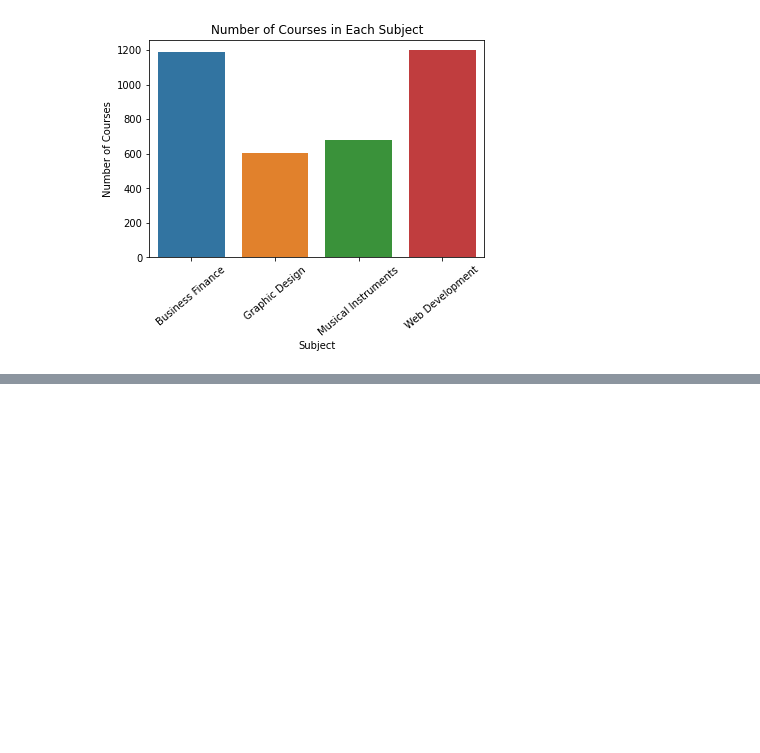
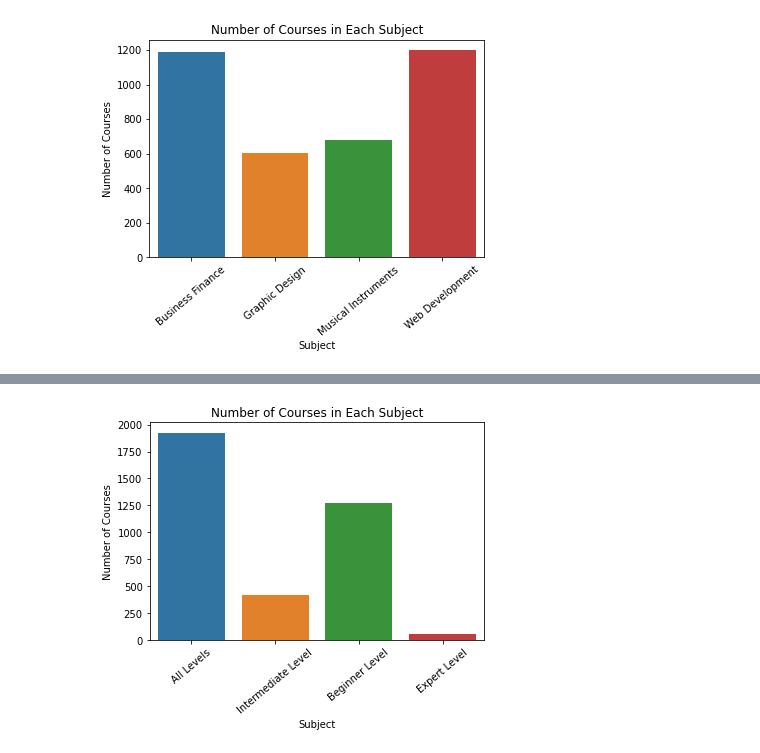
Before and after one commit to Dharmil4602/data-science-projects, a Jupyter notebook: Udemy-Courses/udemy_courses.ipynb, the cells around one changed output, grey strips where cells are left out. Saved outputs shown, nothing was run; the diff lists cells and outputs as text; code cells hidden in the pictures; blank space fills up the shorter version.

```diff
--- a/Udemy-Courses/udemy_courses.ipynb
+++ b/Udemy-Courses/udemy_courses.ipynb
@@ -128,0 +135,9 @@ plt.show()
+# %%
+sns.countplot(data['level'])
+plt.xlabel('Subject')
+plt.ylabel('Number of Courses')
+plt.title('Number of Courses in Each Subject')
+plt.xticks(rotation=40)
+plt.show()
+# %% [output]
+[figure, added]
```
Also changed, not shown: parts of 1 cell of this notebook.
